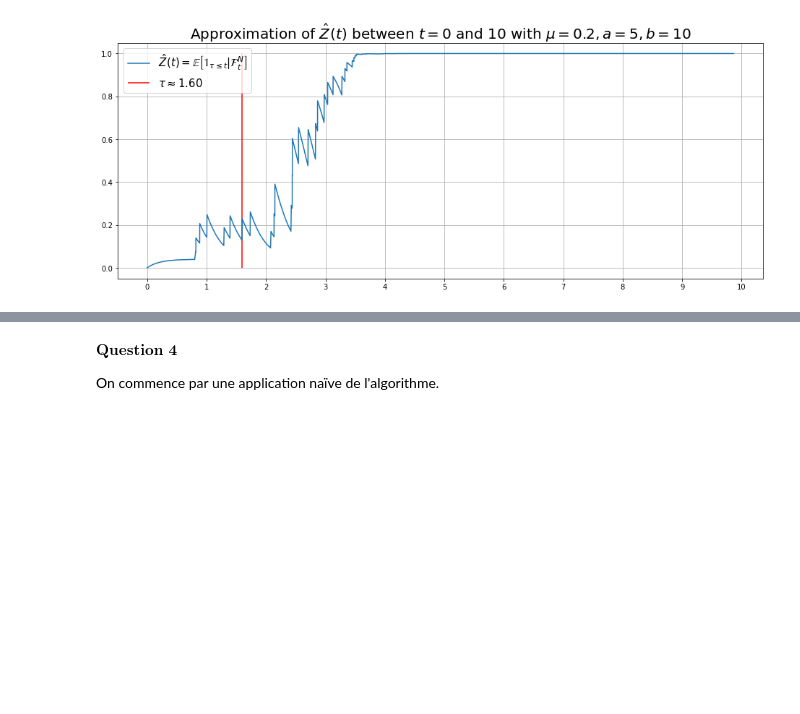
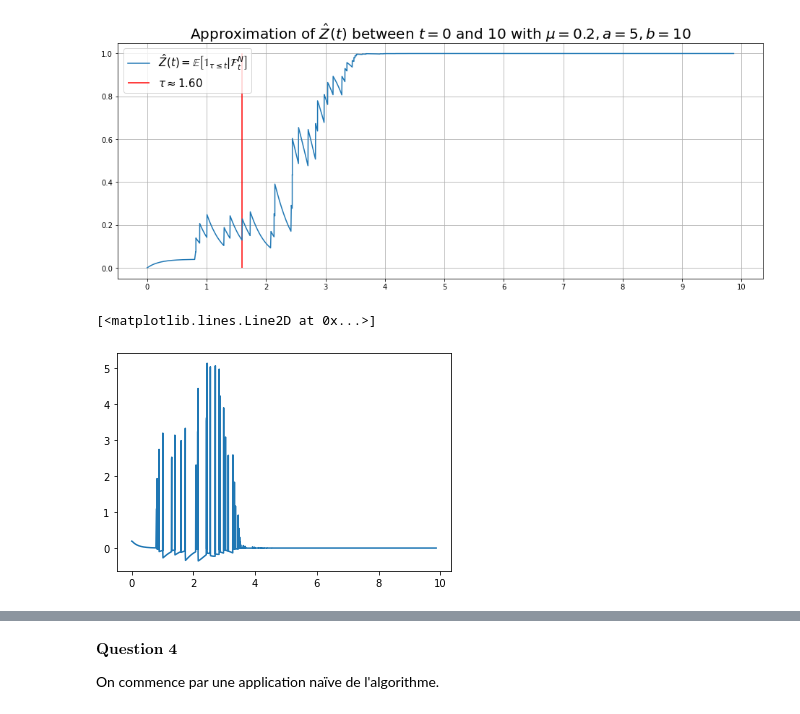
Before and after one commit to Qzaac/MACS207b, a Jupyter notebook: filtrage_macs207b.ipynb, the cells around one changed output, grey strips where cells are left out. Saved outputs shown, nothing was run; the diff lists cells and outputs as text; code cells hidden in the pictures; blank space fills up the shorter version.

Commit message:
tests

```diff
--- a/filtrage_macs207b.ipynb
+++ b/filtrage_macs207b.ipynb
@@ -187,7 +187,7 @@ def Z(mu, a, b, end, T, num = 50) :
     dZ = lambda y, t : (mu - (b - a)*y)*(1 - y)
     z = [0]
     ts = []
-
+    jumps = []
     for i in range(len(T) - 1):
         t = np.linspace(T[i], T[i+1], num)[:-1]
         ts += list(t)
@@ -196,9 +196,10 @@ def Z(mu, a, b, end, T, num = 50) :
         zjump = (b-a)*z[-1]*(1 - z[-1])/(a + (b-a)*z[-1])
         # Add the jump
         z = np.append(z, zjump + z[-1])
+        jumps.append(zjump + z[-1])
         ts.append(T[i+1])
 
-    return ts, z[1:]
+    return ts, z[1:], jumps
 # %%
 def plotZ(ts, z, tau, end) :
     """Plots the graph of the process N
@@ -226,10 +227,19 @@ def plotZ(ts, z, tau, end) :
     plt.grid()
 # %%
 T = [0] + Tas + Tbs
-ts, z = Z(mu, a, b, end, T)
+ts, z, jumps = Z(mu, a, b, end, T)
 
 plotZ(ts, z, tau, end)
 plt.title(rf"Approximation of $\hatZ (t)$ between $t = 0$ and {end} with $\mu = {mu}, a = {a}, b = {b}$", fontsize = 20)
 plt.show()
 # %% [output]
 [figure]
+# %%
+# Tests en dérivant Z
+
+dt = ts[1] - ts[0]
+dZ = np.gradient(z, dt)
+plt.plot(ts, dZ)
+# %% [output]
+[<matplotlib.lines.Line2D at 0x...>]
+[figure, added]
```
Also changed, not shown: parts of 4 cells of this notebook.
